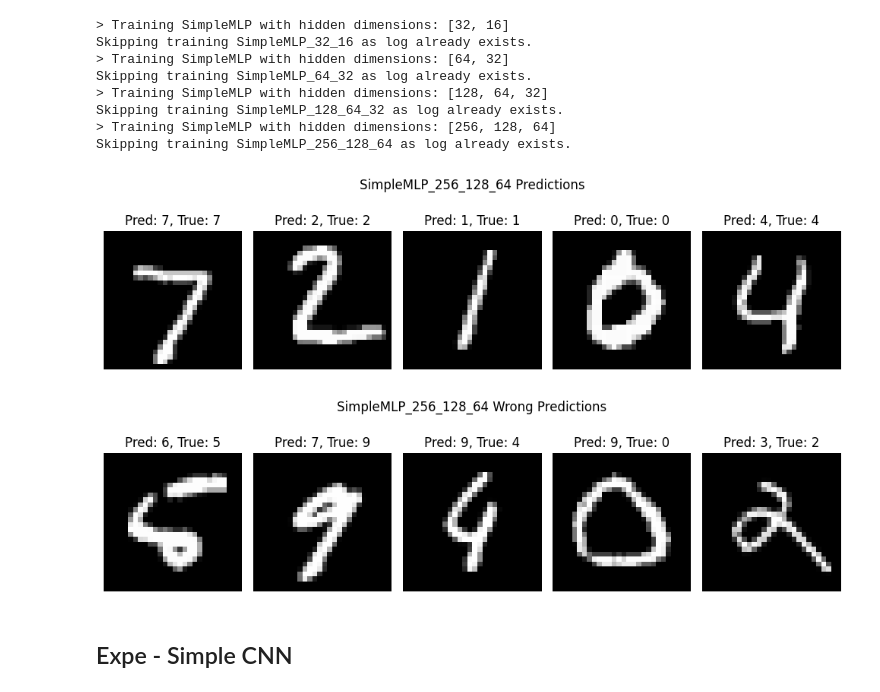
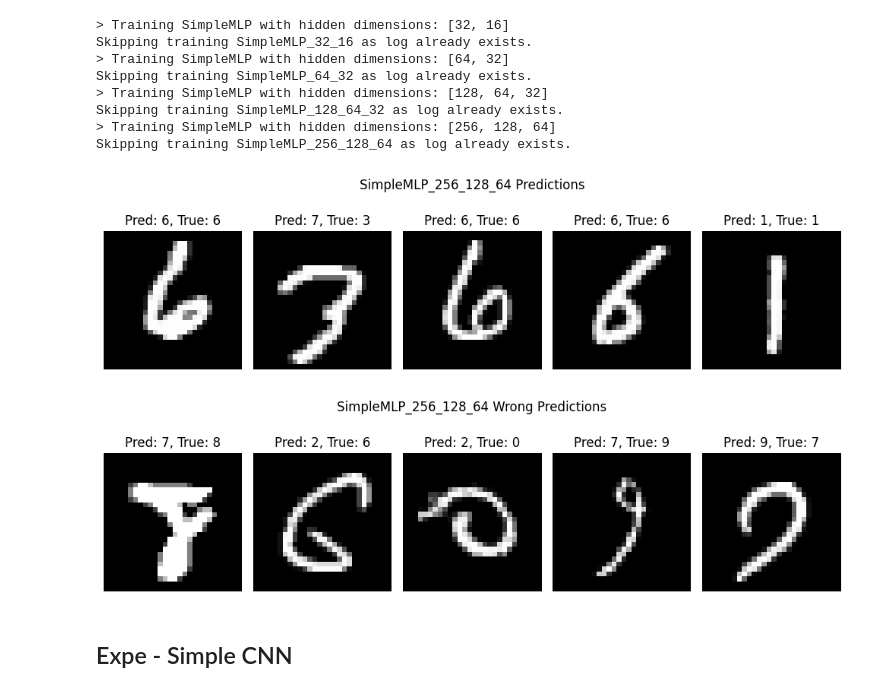
Before and after one commit to RaphBnrd/AI-Impacts-lab_session, a Jupyter notebook: main.ipynb, the cells around one changed output. Drawn from its saved outputs; the diff is of its cells as text; code cells hidden in the pictures.

Commit message:
Randomly sample images

```diff
--- a/main.ipynb
+++ b/main.ipynb
@@ -258,13 +258,13 @@ Skipping training SimpleMLP_256_128_64 as log already exists.
 # %%
 # Example of prediction
 idx_model = -1  # Last trained model
-plot_examples_classification(all_models_mlp[idx_model], test_loader, device,
+plot_examples_classification(all_models_mlp[idx_model], test_dataset, device,
                              n=5, suptitle=all_labels_mlp[idx_model] + " Predictions")
-plot_wrong_classification(all_models_mlp[idx_model], test_loader, device,
+plot_wrong_classification(all_models_mlp[idx_model], test_dataset, device,
                           n=5, suptitle=all_labels_mlp[idx_model] + " Wrong Predictions")
 # %% [output]
-[figure, old version]
+[figure, new version]
-[figure, old version]
+[figure, new version]
 # %% [markdown]
 ## Expe - Simple CNN
 # %%
```
Also changed, not shown: parts of 11 cells of this notebook, 3 other files.
